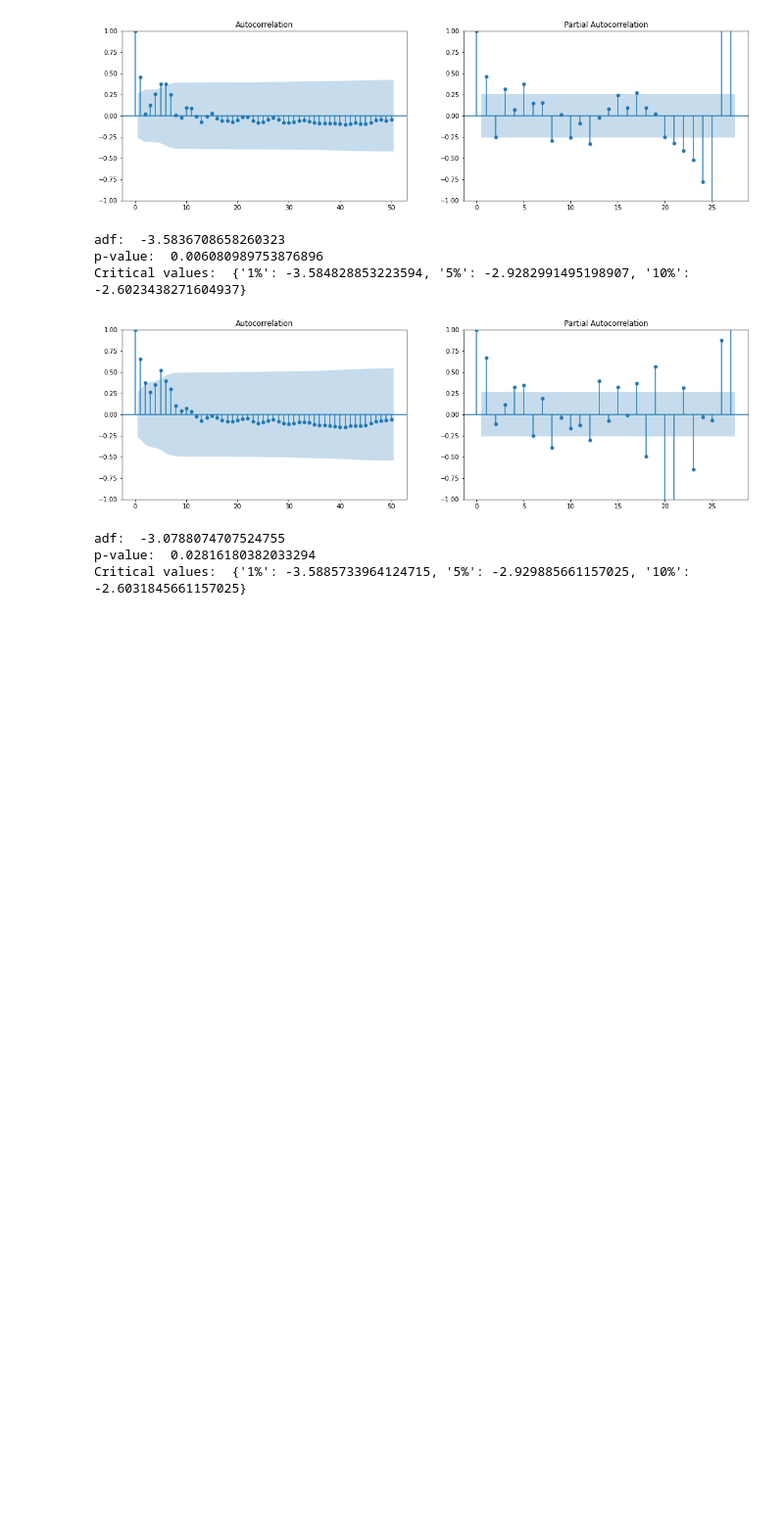
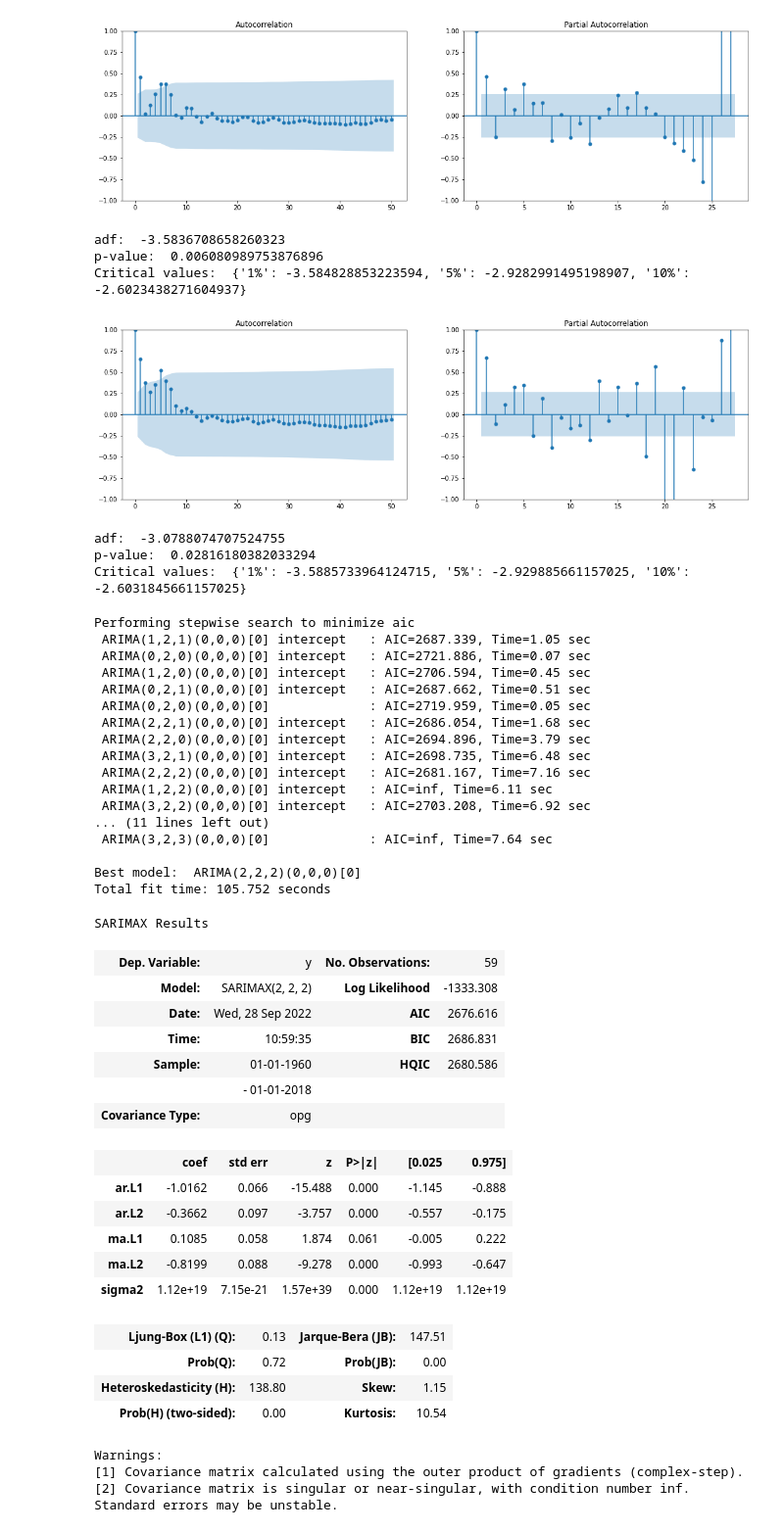
Before and after one commit to vlad-gor/SF_MATH_ML, a Jupyter notebook: MATH_ML_13/example_13_4.ipynb, the cells around one changed output. Shown: that part at 98% size. Cells and saved outputs as stored; diff of their text form; code cells hidden in the pictures; blank space fills up the shorter version.

```diff
--- a/MATH_ML_13/example_13_4.ipynb
+++ b/MATH_ML_13/example_13_4.ipynb
@@ -94,3 +94,55 @@ print('Critical values: ', test[4])
 adf:  -3.0788074707524755
 p-value:  0.02816180382033294
 Critical values:  {'1%': -3.5885733964124715, '5%': -2.929885661157025, '10%': -2.6031845661157025}
+# %%
+import pmdarima as pm
+
+smodel = pm.auto_arima(train_df, start_p=1, start_q=1,
+                         test='adf',
+                         max_p=3, max_q=3,
+                         seasonal=False,    # No seasonality
+                         d=2, trace=True,
+                         error_action='ignore',
+                         suppress_warnings=True,
+                         stepwise=True, method='basinhopping', n_jobs=-1)
+
+smodel.summary()
+# %% [output]
+Performing stepwise search to minimize aic
+ ARIMA(1,2,1)(0,0,0)[0] intercept   : AIC=2687.339, Time=1.05 sec
+ ARIMA(0,2,0)(0,0,0)[0] intercept   : AIC=2721.886, Time=0.07 sec
+ ARIMA(1,2,0)(0,0,0)[0] intercept   : AIC=2706.594, Time=0.45 sec
+ ARIMA(0,2,1)(0,0,0)[0] intercept   : AIC=2687.662, Time=0.51 sec
+ ARIMA(0,2,0)(0,0,0)[0]             : AIC=2719.959, Time=0.05 sec
+ ARIMA(2,2,1)(0,0,0)[0] intercept   : AIC=2686.054, Time=1.68 sec
+ ARIMA(2,2,0)(0,0,0)[0] intercept   : AIC=2694.896, Time=3.79 sec
+ ARIMA(3,2,1)(0,0,0)[0] intercept   : AIC=2698.735, Time=6.48 sec
+ ARIMA(2,2,2)(0,0,0)[0] intercept   : AIC=2681.167, Time=7.16 sec
+ ARIMA(1,2,2)(0,0,0)[0] intercept   : AIC=inf, Time=6.11 sec
+ ARIMA(3,2,2)(0,0,0)[0] intercept   : AIC=2703.208, Time=6.92 sec
+... (11 lines left out)
+ ARIMA(3,2,3)(0,0,0)[0]             : AIC=inf, Time=7.64 sec
+
+Best model:  ARIMA(2,2,2)(0,0,0)[0]
+Total fit time: 105.752 seconds
+SARIMAX Results
+| Dep. Variable: | y | No. Observations: | 59 |
+| Model: | SARIMAX(2, 2, 2) | Log Likelihood | -1333.308 |
+| Date: | Wed, 28 Sep 2022 | AIC | 2676.616 |
+| Time: | 10:59:35 | BIC | 2686.831 |
+| Sample: | 01-01-1960 | HQIC | 2680.586 |
+|  | - 01-01-2018 |  |  |
+| Covariance Type: | opg |  |  |
+|  | coef | std err | z | P>|z| | [0.025 | 0.975] |
+| ar.L1 | -1.0162 | 0.066 | -15.488 | 0.000 | -1.145 | -0.888 |
+| ar.L2 | -0.3662 | 0.097 | -3.757 | 0.000 | -0.557 | -0.175 |
+| ma.L1 | 0.1085 | 0.058 | 1.874 | 0.061 | -0.005 | 0.222 |
+| ma.L2 | -0.8199 | 0.088 | -9.278 | 0.000 | -0.993 | -0.647 |
+| sigma2 | 1.12e+19 | 7.15e-21 | 1.57e+39 | 0.000 | 1.12e+19 | 1.12e+19 |
+| Ljung-Box (L1) (Q): | 0.13 | Jarque-Bera (JB): | 147.51 |
+| Prob(Q): | 0.72 | Prob(JB): | 0.00 |
+| Heteroskedasticity (H): | 138.80 | Skew: | 1.15 |
+| Prob(H) (two-sided): | 0.00 | Kurtosis: | 10.54 |
+Warnings:
+[1] Covariance matrix calculated using the outer product of gradients (complex-step).
+[2] Covariance matrix is singular or near-singular, with condition number inf. Standard errors may be unstable.
```
Also changed, not shown: parts of 1 cell of this notebook, 8 other files.
